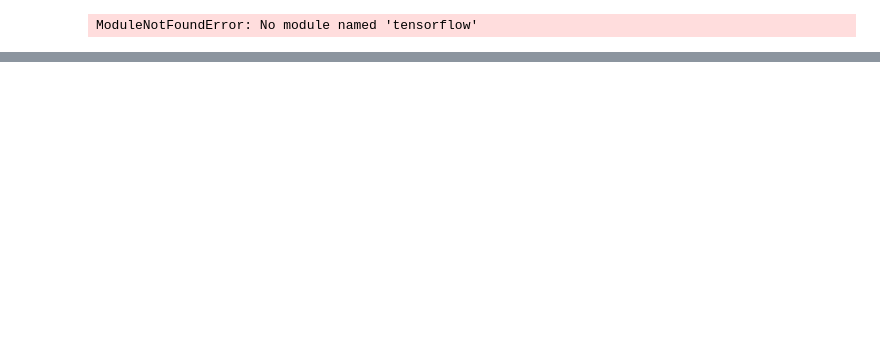
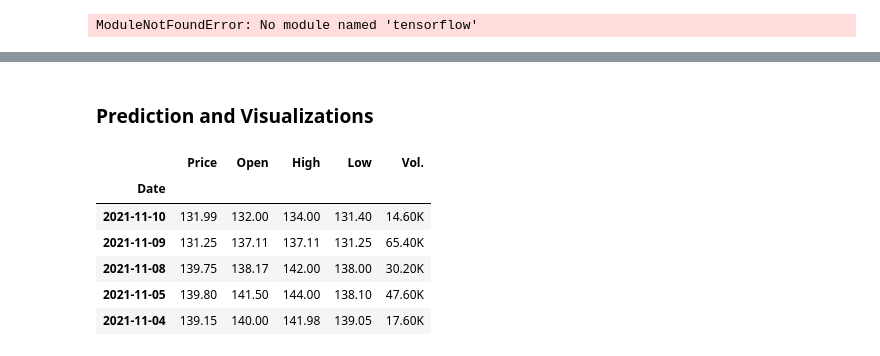
Before and after one commit to UmairKhankhail/Attock-Cement-Stocks-Prediction, a Jupyter notebook: Attock Cement Stocks Prediction.ipynb, the cells around one changed output, grey strips where cells are left out. Drawn from its saved outputs; the diff is of its cells as text; code cells hidden in the pictures; blank space fills up the shorter version.

```diff
--- a/Attock Cement Stocks Prediction.ipynb
+++ b/Attock Cement Stocks Prediction.ipynb
@@ -166,0 +216,2 @@ ModuleNotFoundError: No module named 'tensorflow'
+# %% [markdown]
+### Prediction and Visualizations
@@ -166,0 +222,11 @@ ModuleNotFoundError: No module named 'tensorflow'
+# %%
+dataset_test.drop('Change %',inplace=True,axis=1)
+dataset_test.head()
+# %% [output]
+|  | Price | Open | High | Low | Vol. |
+| Date |  |  |  |  |  |
+| 2021-11-10 | 131.99 | 132.00 | 134.00 | 131.40 | 14.60K |
+| 2021-11-09 | 131.25 | 137.11 | 137.11 | 131.25 | 65.40K |
+| 2021-11-08 | 139.75 | 138.17 | 142.00 | 138.00 | 30.20K |
+| 2021-11-05 | 139.80 | 141.50 | 144.00 | 138.10 | 47.60K |
+| 2021-11-04 | 139.15 | 140.00 | 141.98 | 139.05 | 17.60K |
```
Also changed, not shown: parts of 18 cells of this notebook.
